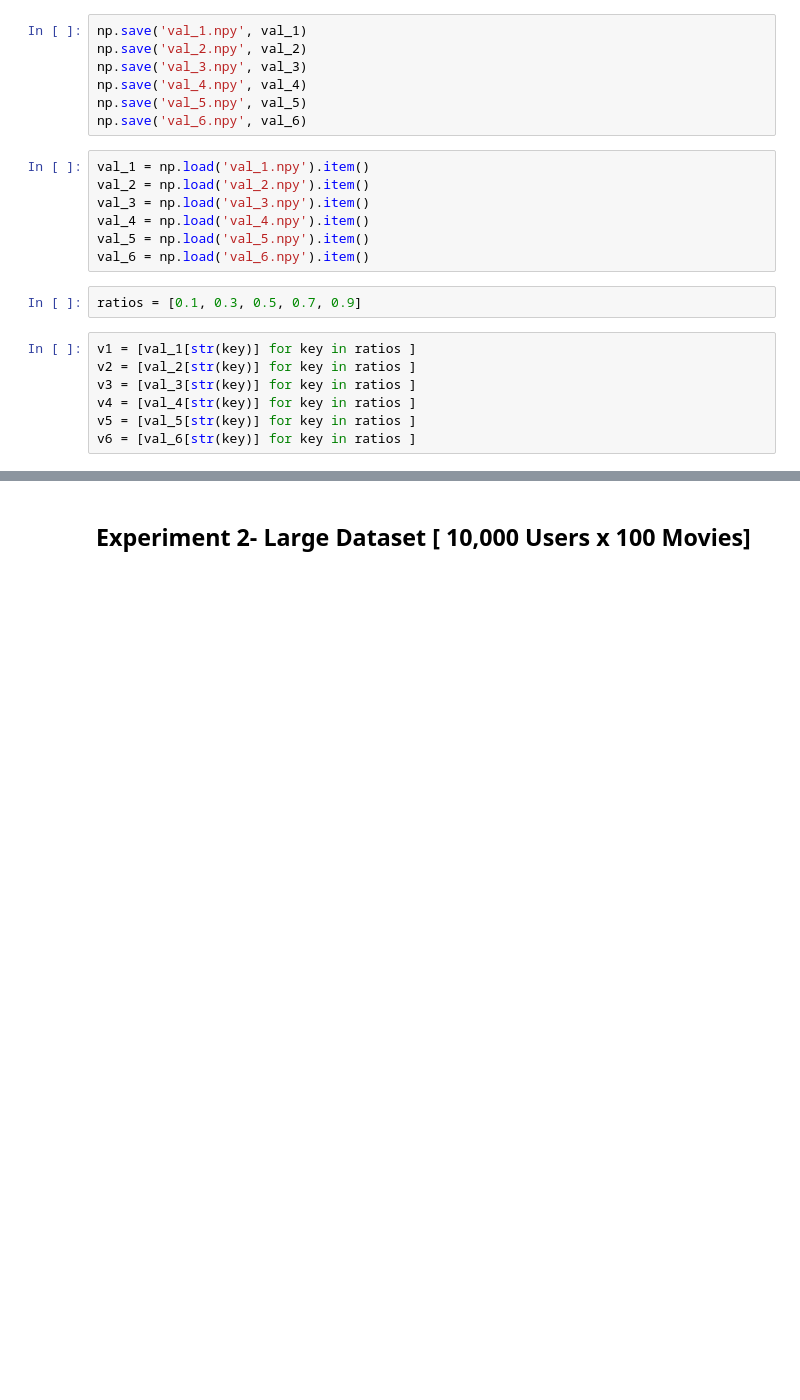
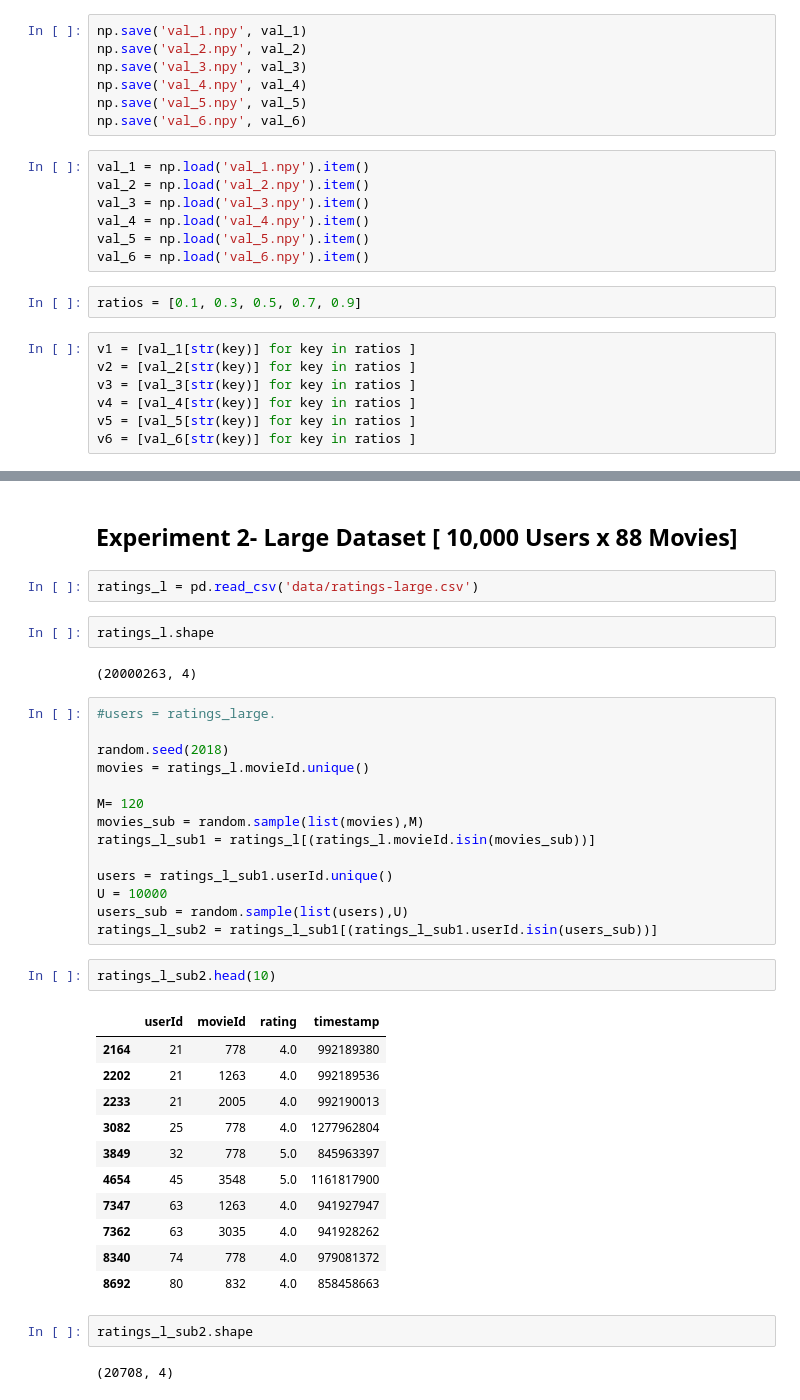
Before and after one commit to Jiawen97/PersonalizationTheoryProject, a Jupyter notebook: Model2_Matrix_Factorisation.ipynb, the cells around one changed output, grey strips where cells are left out. Saved outputs shown, nothing was run; the diff lists cells and outputs as text; blank space fills up the shorter version.

```diff
--- a/Model2_Matrix_Factorisation.ipynb
+++ b/Model2_Matrix_Factorisation.ipynb
@@ -284,2 +282,40 @@ plt.show()
 # %% [markdown]
-## Experiment 2- Large Dataset [ 10,000 Users x 100 Movies]
+## Experiment 2- Large Dataset [ 10,000 Users x 88 Movies]
+# %%
+ratings_l = pd.read_csv('data/ratings-large.csv')
+# %%
+ratings_l.shape
+# %% [output]
+(20000263, 4)
+# %%
+#users = ratings_large.
+
+random.seed(2018)
+movies = ratings_l.movieId.unique()
+
+M= 120
+movies_sub = random.sample(list(movies),M)
+ratings_l_sub1 = ratings_l[(ratings_l.movieId.isin(movies_sub))]
+
+users = ratings_l_sub1.userId.unique()
+U = 10000
+users_sub = random.sample(list(users),U)
+ratings_l_sub2 = ratings_l_sub1[(ratings_l_sub1.userId.isin(users_sub))]
+# %%
+ratings_l_sub2.head(10)
+# %% [output]
+|  | userId | movieId | rating | timestamp |
+| 2164 | 21 | 778 | 4.0 | 992189380 |
+| 2202 | 21 | 1263 | 4.0 | 992189536 |
+| 2233 | 21 | 2005 | 4.0 | 992190013 |
+| 3082 | 25 | 778 | 4.0 | 1277962804 |
+| 3849 | 32 | 778 | 5.0 | 845963397 |
+| 4654 | 45 | 3548 | 5.0 | 1161817900 |
+| 7347 | 63 | 1263 | 4.0 | 941927947 |
+| 7362 | 63 | 3035 | 4.0 | 941928262 |
+| 8340 | 74 | 778 | 4.0 | 979081372 |
+| 8692 | 80 | 832 | 4.0 | 858458663 |
+# %%
+ratings_l_sub2.shape
+# %% [output]
+(20708, 4)
```
Also changed, not shown: parts of 26 cells of this notebook, 3 other files.
